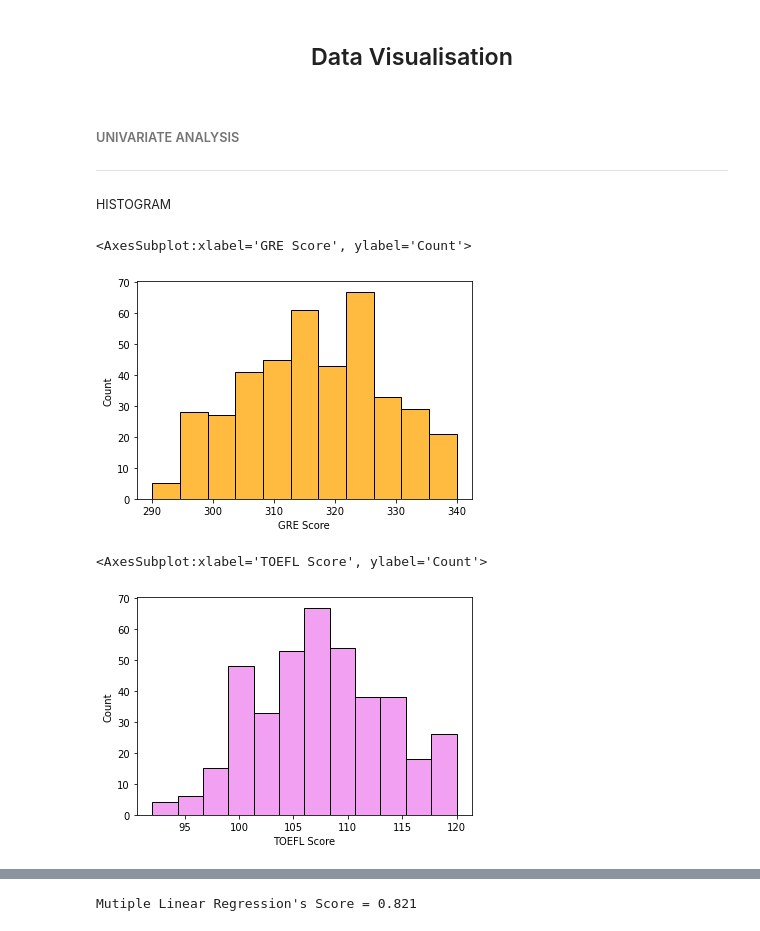
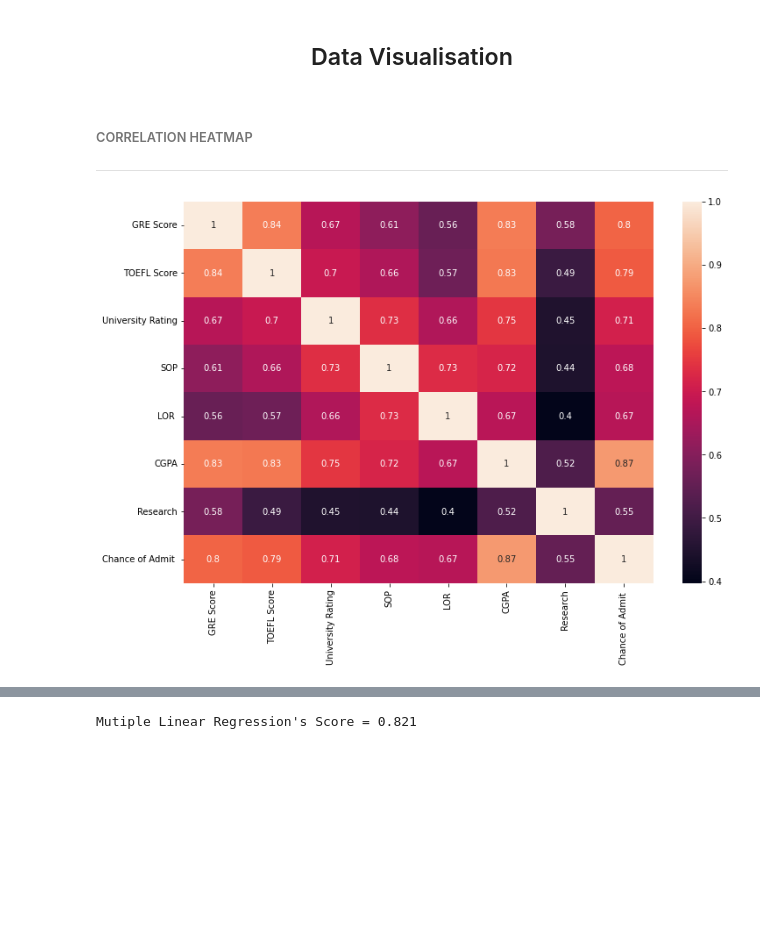
Before and after one commit to IBM-EPBL/IBM-Project-38189-1660374589, a Jupyter notebook: Final Deliverables/University Admission Prediction.ipynb, the cells around one changed output, grey strips where cells are left out. Saved outputs shown, nothing was run; the diff lists cells and outputs as text; code cells hidden in the pictures; blank space fills up the shorter version.

```diff
--- a/Final Deliverables/University Admission Prediction.ipynb
+++ b/Final Deliverables/University Admission Prediction.ipynb
@@ -111,0 +115,3 @@ memory usage: 25.1 KB
+# %%
+corr_matrix = d.corr()
+corr_matrix
@@ -112,7 +128,11 @@ memory usage: 25.1 KB
 # %% [markdown]
 <center><h2>Data Visualisation</h2></center>
-# %% [markdown]
-###### UNIVARIATE ANALYSIS
-<hr style="height:1px;">
+# %% [markdown]
+###### CORRELATION HEATMAP
+<hr style="height:1px;">
 # %%
-from scipy import stats
+fig = plt.figure(figsize=(12,8))
+sns.heatmap(corr_matrix,annot=True)
+plt.show()
+# %% [output]
+[figure, added]
@@ -121,12 +138,0 @@ c=np.random.normal(loc=5,size=100,scale=2)
-# %% [markdown]
-<small> HISTOGRAM </small>
-# %%
-sns.histplot(data["GRE Score"],color='orange')
-# %% [output]
-<AxesSubplot:xlabel='GRE Score', ylabel='Count'>
-[figure, removed]
-# %%
-sns.histplot(data["TOEFL Score"],color='violet')
-# %% [output]
-<AxesSubplot:xlabel='TOEFL Score', ylabel='Count'>
-[figure, removed]
```
Also changed, not shown: parts of 48 cells of this notebook, 1 other file.
